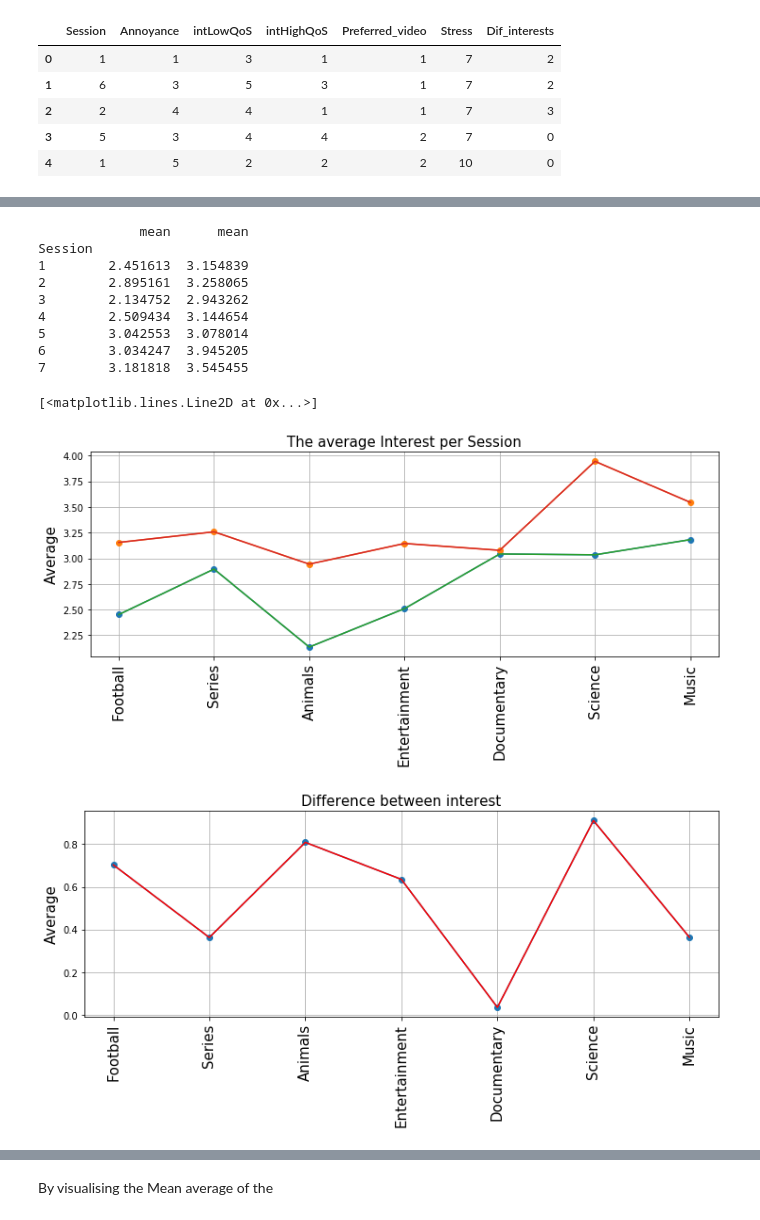
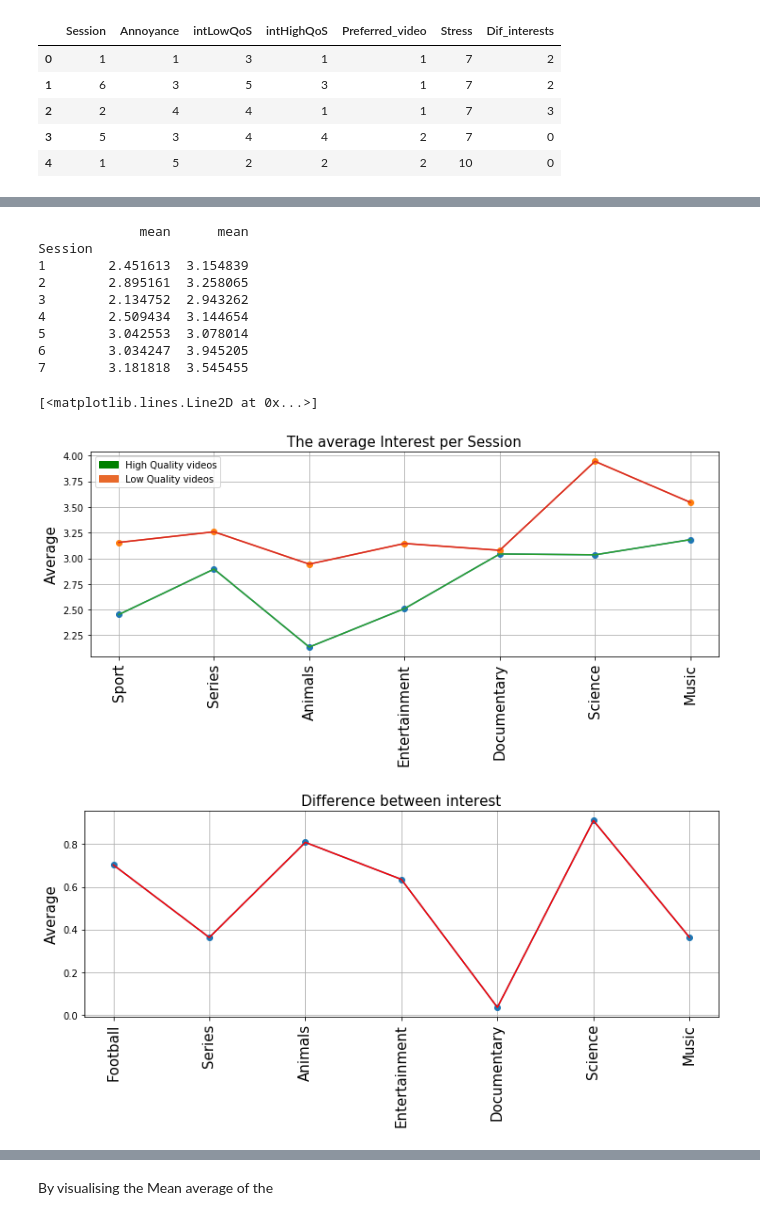
Before and after one commit to aliamin7/QoE-experiment-Data-Analysis, a Jupyter notebook: Data_Analysis.ipynb, the cells around one changed output, grey strips where cells are left out. Saved outputs shown, nothing was run; the diff lists cells and outputs as text; code cells hidden in the pictures.

```diff
--- a/Data_Analysis.ipynb
+++ b/Data_Analysis.ipynb
@@ -132,32 +136,35 @@ plt.grid(True)
 plt.title("The average Interest per Session",fontsize = 15)
 # plt.xlabel("Sessions",fontsize = 15)
 plt.ylabel("Average",fontsize = 15)
 plt.plot(Mean["mean"] ,'-o')
 plt.xticks(np.arange(1,8),['Sport', 'Series', 'Animals', 'Entertainment', 'Documentary', 'Science', 'Music'],fontsize=15,rotation='vertical')
+dr_patch = mpatches.Patch(color='g', label='High Quality videos')
+nf_patch = mpatches.Patch(color=[0.9100 ,   0.4100 ,   0.1700], label='Low Quality videos')
+plt.legend(handles=[dr_patch,nf_patch])
 plt.plot(Mean)
 
 
 
 plt.figure(figsize = (12,4))
 plt.grid(True)
 plt.title("Difference between interest",fontsize = 15)
 # plt.xlabel("Sessions",fontsize = 15)
 plt.ylabel("Average",fontsize = 15)
 plt.plot(Dif_LH_mean ,'-o')
 
 
 plt.xticks(np.arange(1,8),['Football', 'Series', 'Animals', 'Entertainment', 'Documentary', 'Science', 'Music'],fontsize=15,rotation='vertical')
 plt.plot(Dif_LH_mean, color = 'r')
 # %% [output]
              mean      mean
 Session
 1        2.451613  3.154839
 2        2.895161  3.258065
 3        2.134752  2.943262
 4        2.509434  3.144654
 5        3.042553  3.078014
 6        3.034247  3.945205
 7        3.181818  3.545455
 [<matplotlib.lines.Line2D at 0x...>]
-[figure, old version]
+[figure, new version]
 [figure]
```
Also changed, not shown: parts of 20 cells of this notebook.
